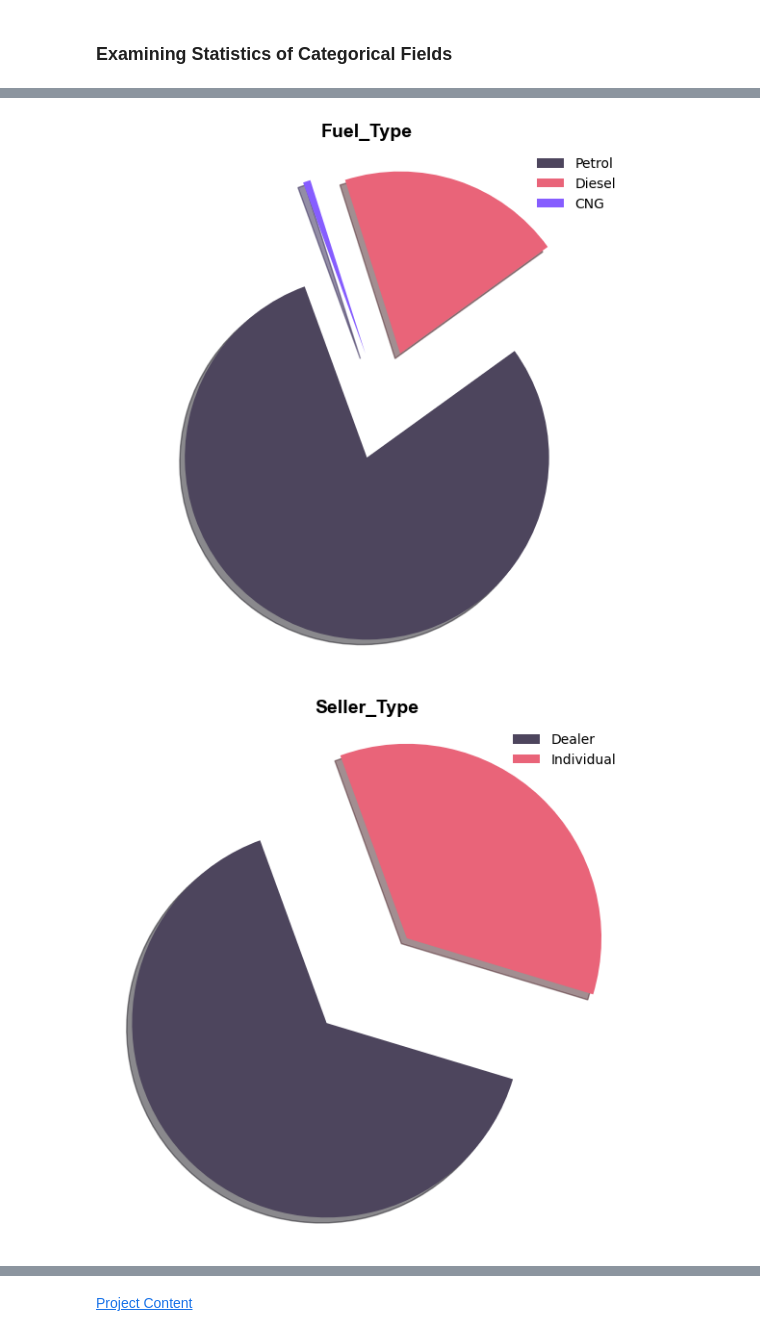
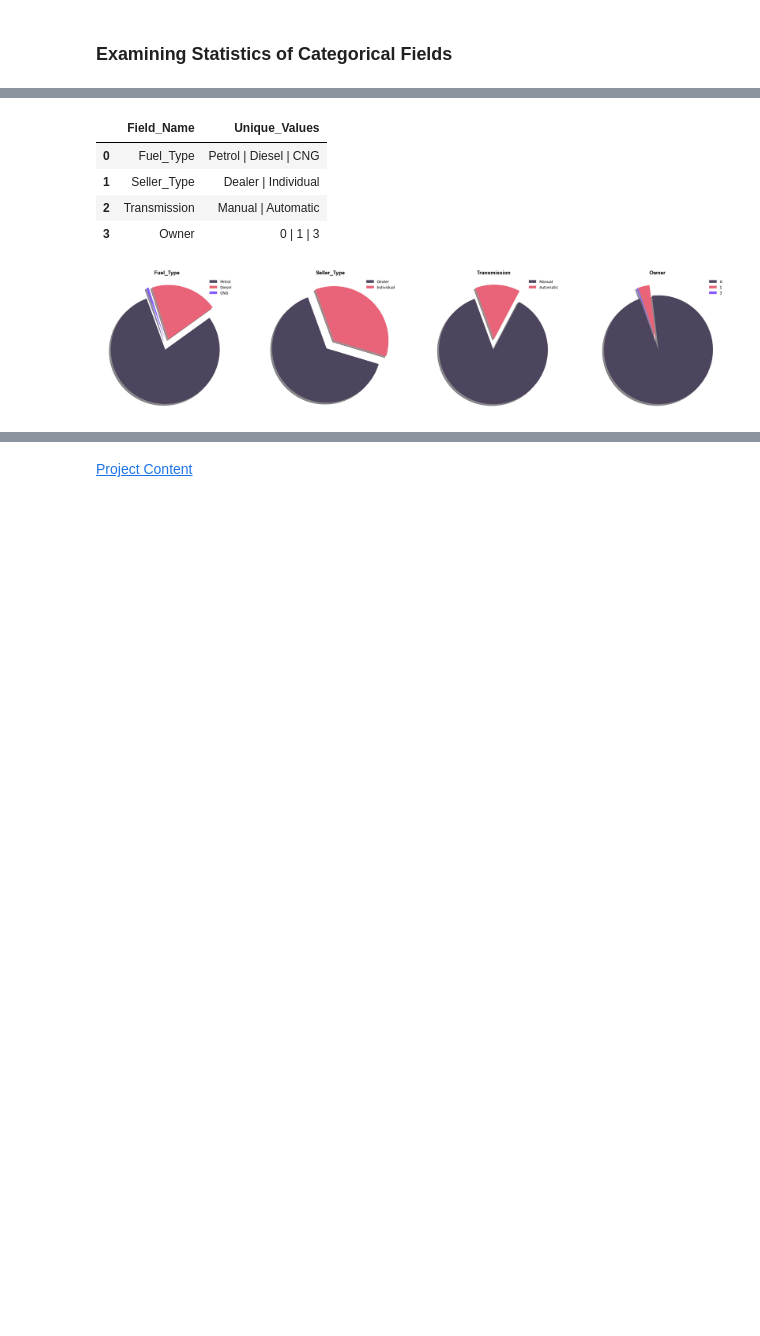
Before and after one commit to mamishere/Car-Dataset, a Jupyter notebook: Car-Dataset.ipynb, the cells around one changed output, grey strips where cells are left out. Saved outputs shown, nothing was run; the diff lists cells and outputs as text; code cells hidden in the pictures; blank space fills up the shorter version.

```diff
--- a/Car-Dataset.ipynb
+++ b/Car-Dataset.ipynb
@@ -215,27 +371,2 @@ for field in num_f:
 # %% [markdown]
 ### Examining Statistics of Categorical Fields
-# %%
-unique_values_df = pd.DataFrame(columns = ["Field_Name", "Unique_Values"])
-
-fields_list = []
-unique_values_list = []
-
-for field in cat_f:
-
-    fields_list += [field]
-    field_unique_values_list = list(df[field].unique())
-
-    unique_values_str = ""
-
-    for values_str in field_unique_values_list:
-        if field_unique_values_list.index(values_str) != len(field_unique_values_list) - 1:
-            unique_values_str += str(values_str) + " | "
-        else:
-            unique_values_str += str(values_str)
-
-    unique_values_list += [unique_values_str]
-
-unique_values_df["Field_Name"] = fields_list
-unique_values_df["Unique_Values"] = unique_values_list
-
-unique_values_df
@@ -248,23 +373,32 @@ unique_values_df
+# %%
+f_unique_values(df, cat_f)
+# %% [output]
+|  | Field_Name | Unique_Values |
+| 0 | Fuel_Type | Petrol | Diesel | CNG |
+| 1 | Seller_Type | Dealer | Individual |
+| 2 | Transmission | Manual | Automatic |
+| 3 | Owner | 0 | 1 | 3 |
 # %%
 title_font = {"family" : "arial", "color" : "k", "weight" : "bold", "size" : 14}
 text_font = {"family" : "arial", "color" : "k", "size" : 10}
 
 colors = ["#4D455D", "#E96479", "#865DFF"]
-explode = (0.3,)
+explode = (0.1,)
+
+figure, axis = plt.subplots(1, 4, figsize = (30, 40))
 
 for field in cat_f:
 
-    fig, ax = plt.subplots(figsize = (7, 7))
     field_unique_values_list = list(df[field].unique())
+    i = cat_f.index(field)
 
-    ax.pie((np.array(df[field].value_counts())),
-            labeldistance = 100, startangle = 110, colors = colors, shadow = True,
-            explode = explode * len(np.array(df[field].value_counts())))
+    axis[i].pie((np.array(df[field].value_counts())),
+                labeldistance = 100, startangle = 110, colors = colors, shadow = True,
+                explode = explode * len(np.array(df[field].value_counts())))
 
-    ax.axis("equal")
-    ax.legend(field_unique_values_list, loc = "upper right", frameon = False)
+    axis[i].set_title(cat_f[i], fontdict = title_font)
+    axis[i].legend(field_unique_values_list, loc = "upper right", frameon = False)
 
-    plt.title(field, fontdict = title_font)
+plt.show()
 # %% [output]
-[figure, old version]
+[figure, new version]
-[figure, removed]
```
Also changed, not shown: parts of 22 cells of this notebook.
